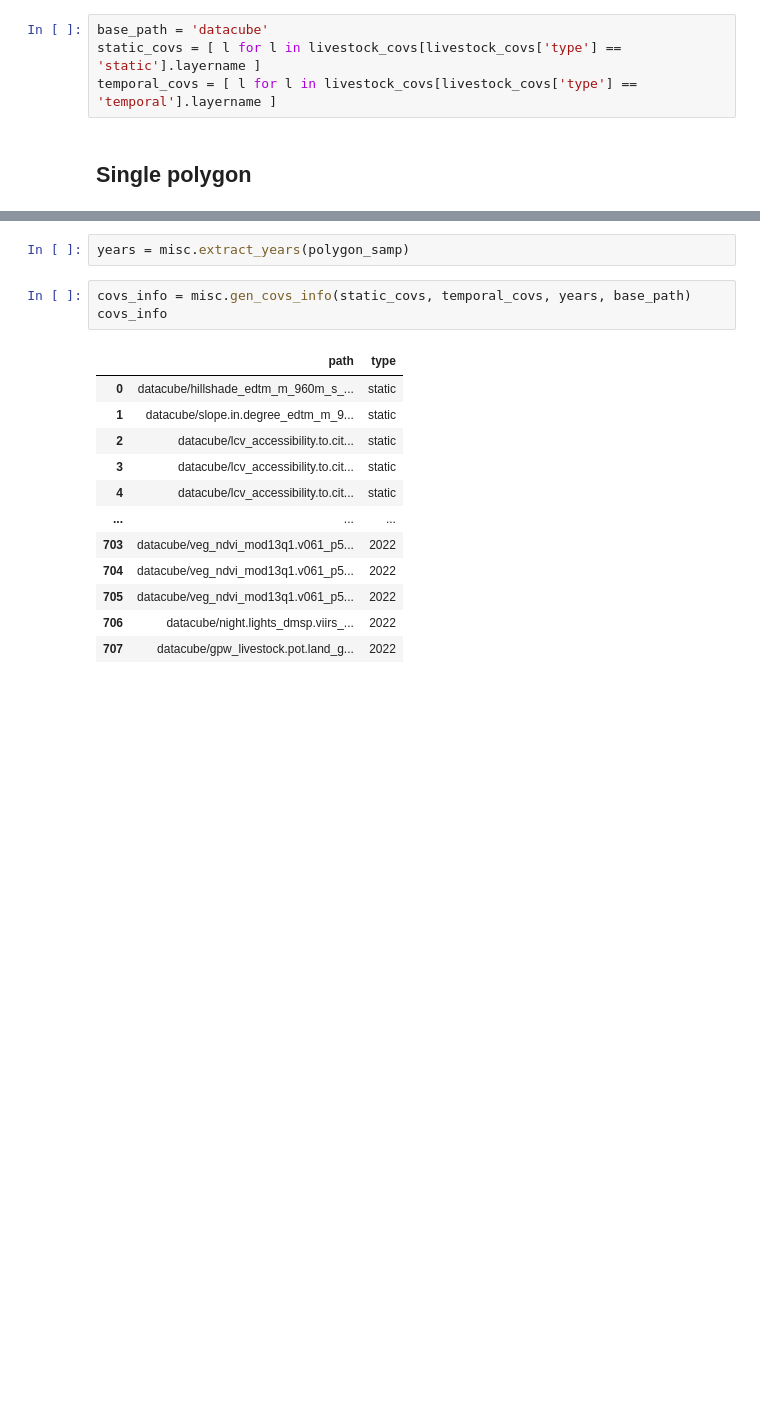
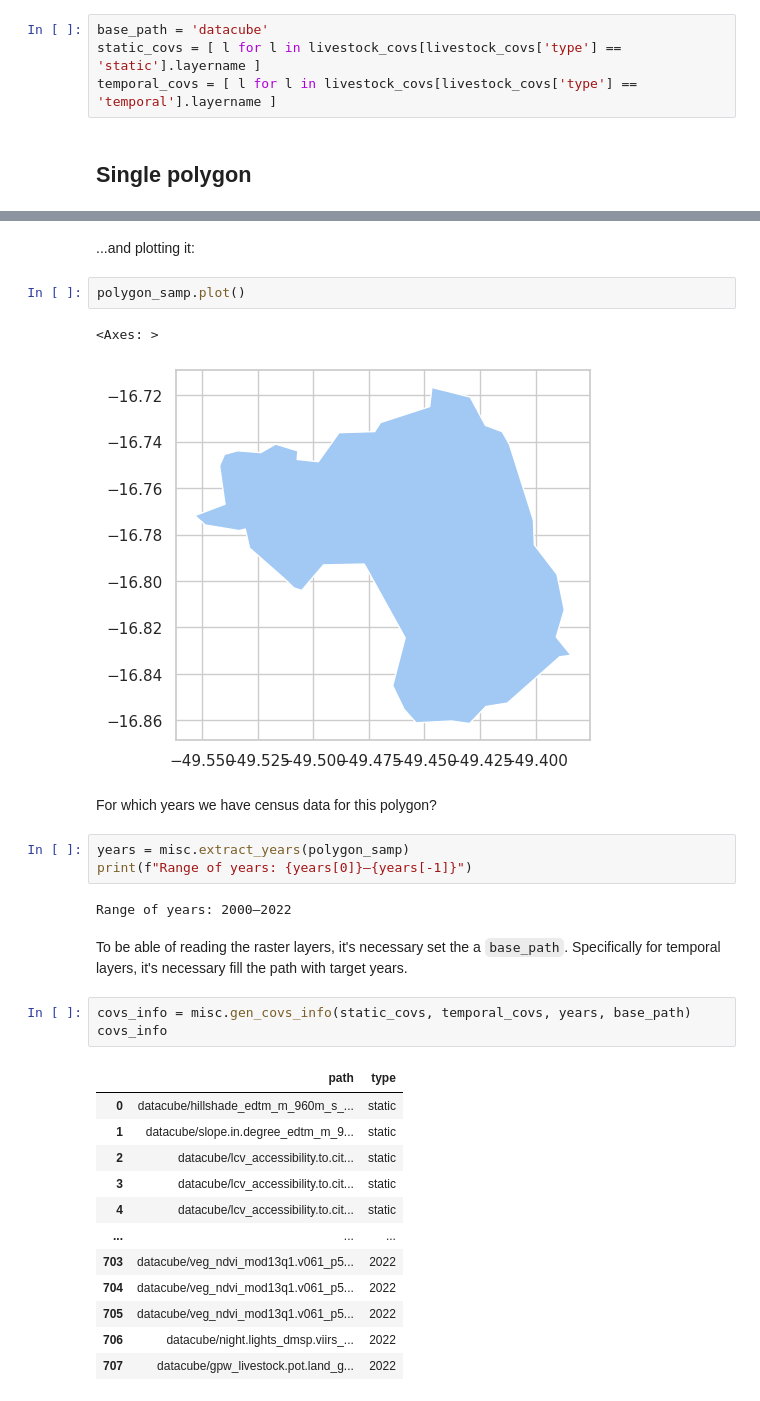
Before and after one commit to wri/global-pasture-watch, a Jupyter notebook: gld-1km/tutorial/01-AutoML_areal_regression_modeling.ipynb, the cells around one changed output, grey strips where cells are left out. Cells and saved outputs as stored; diff of their text form; blank space fills up the shorter version.

```diff
--- a/gld-1km/tutorial/01-AutoML_areal_regression_modeling.ipynb
+++ b/gld-1km/tutorial/01-AutoML_areal_regression_modeling.ipynb
@@ -182,5 +200,20 @@ polygon_samp = polygon_samples.iloc[0:1]
+# %% [markdown]
+...and plotting it:
+# %%
+polygon_samp.plot()
+# %% [output]
+<Axes: >
+[figure, added]
+# %% [markdown]
+For which years we have census data for this polygon?
 # %%
 years = misc.extract_years(polygon_samp)
+print(f"Range of years: {years[0]}—{years[-1]}")
+# %% [output]
+Range of years: 2000—2022
+# %% [markdown]
+To be able of reading the raster layers, it's necessary set the a `base_path`.
+Specifically for temporal layers, it's necessary fill the path with target years.
 # %%
 covs_info = misc.gen_covs_info(static_covs, temporal_covs, years, base_path)
 covs_info
```
Also changed, not shown: parts of 29 cells of this notebook, 1 other file.
